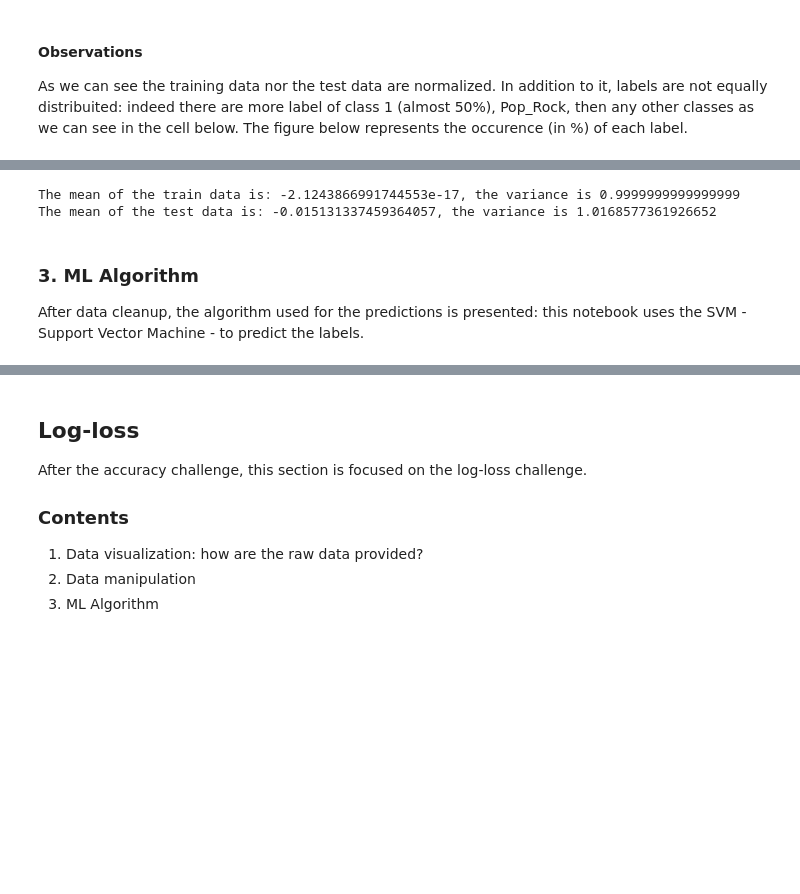
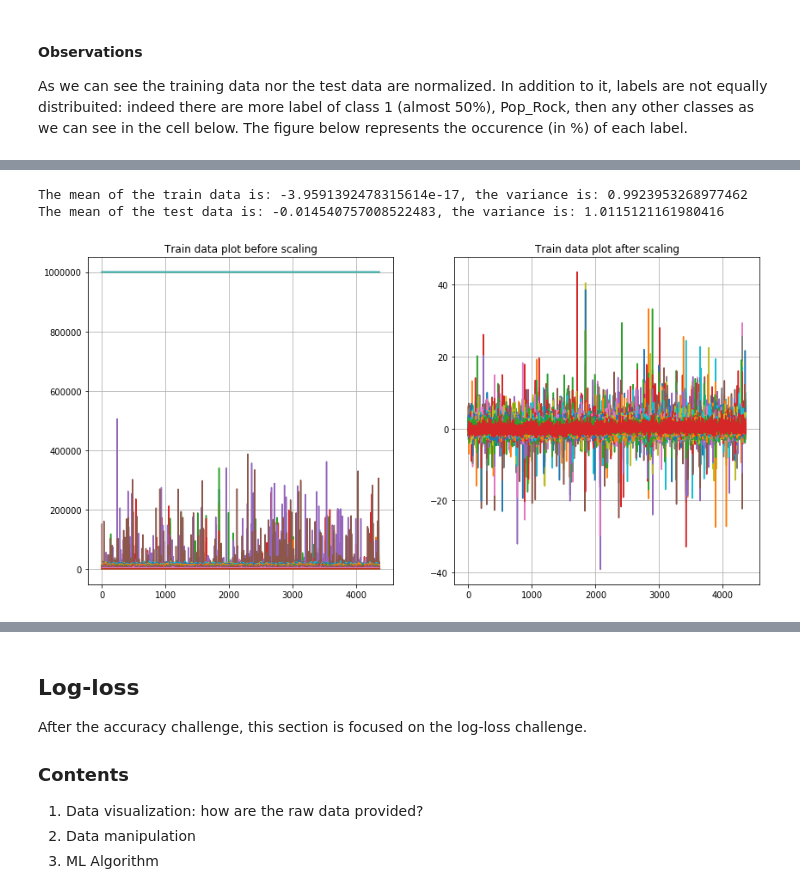
Before and after one commit to FedeMITIC/data-analysis-project, a Jupyter notebook: MLBP2018 Project Report [WIP].ipynb, the cells around one changed output, grey strips where cells are left out. Cells and saved outputs as stored; diff of their text form; code cells hidden in the pictures; blank space fills up the shorter version.

```diff
--- a/MLBP2018 Project Report [WIP].ipynb
+++ b/MLBP2018 Project Report [WIP].ipynb
@@ -173,7 +134,0 @@ Some columns (205 to 220) contains features whose values are not aligned with th
-# %%
-# Eliminates the data
-print(f'Train data shape before resize is: {train_data_accuracy.shape}, Test data shape is: {test_data_accuracy.shape}')
-train_data_accuracy = np.delete(train_data_accuracy, [204,205,206,207,208,209,210,211,212,213,214,215,216,217,218,219,220], 1)
-test_data_accuracy = np.delete(test_data_accuracy, [204,205,206,207,208,209,210,211,212,213,214,215,216,217,218,219,220], 1)
-# Let's check that the elimination process succeded
-print(f'Train data shape after resize is: {train_data_accuracy.shape}, Test data shape is: {test_data_accuracy.shape}')
@@ -183,17 +185,21 @@ Train data shape after resize is: (4363, 247), Test data shape is: (6544, 247)
 # %%
-# Analysis of the input data
-# Feature 1 - 169: Rhythm pattern
-# Feature 170 - 217: Chroma
-# Feature 218 - 264: MFCCs
-# Scales the data before feeding them into ML algorithms
+## Scales the data before feeding them into ML algorithms
 scaler = preprocessing.StandardScaler().fit(train_data_accuracy)
 train_data_scaled = scaler.transform(train_data_accuracy)
 test_data_scaled = scaler.transform(test_data_accuracy)
-print(f'The mean of the train data is: {np.mean(train_data_scaled)}, the variance is {np.std(train_data_scaled)}')
-print(f'The mean of the test data is: {np.mean(test_data_scaled)}, the variance is {np.std(test_data_scaled)}')
+print(f'The mean of the train data is: {np.mean(train_data_scaled)}, the variance is: {np.std(train_data_scaled)}')
+print(f'The mean of the test data is: {np.mean(test_data_scaled)}, the variance is: {np.std(test_data_scaled)}')
+fig, axs = plt.subplots(nrows=1, ncols=2, sharex=True, figsize=(14, 7))
+ax = axs[0]
+ax.plot(train_data_accuracy)
+ax.set_title('Train data plot before scaling')
+ax.grid(True)
+
+ax = axs[1]
+ax.plot(train_data_scaled)
+ax.set_title('Train data plot after scaling')
+ax.grid(True)
 # %% [output]
-The mean of the train data is: -2.1243866991744553e-17, the variance is 0.9999999999999999
-The mean of the test data is: -0.015131337459364057, the variance is 1.0168577361926652
+The mean of the train data is: -3.9591392478315614e-17, the variance is: 0.9923953268977462
+The mean of the test data is: -0.014540757008522483, the variance is: 1.0115121161980416
+[figure, added]
-# %% [markdown]
-### 3. ML Algorithm
-After data cleanup, the algorithm used for the predictions is presented: this notebook uses the SVM - Support Vector Machine - to predict the labels.
```
Also changed, not shown: parts of 43 cells of this notebook.
